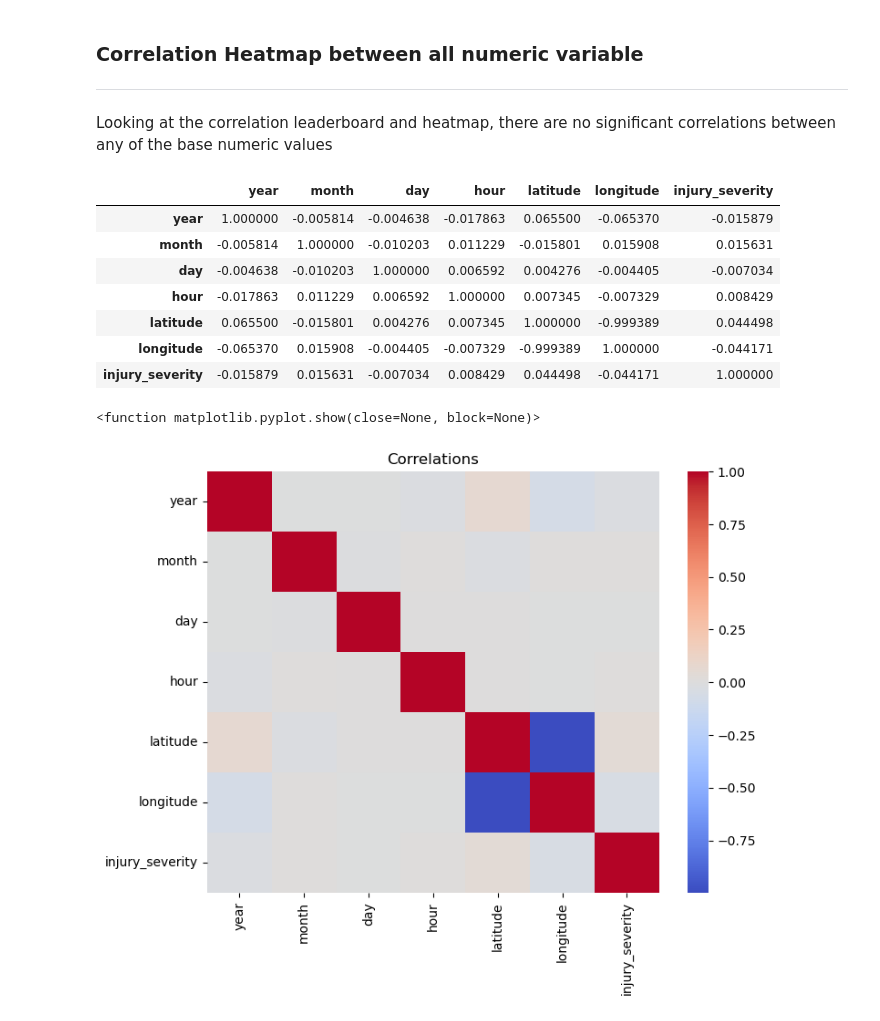
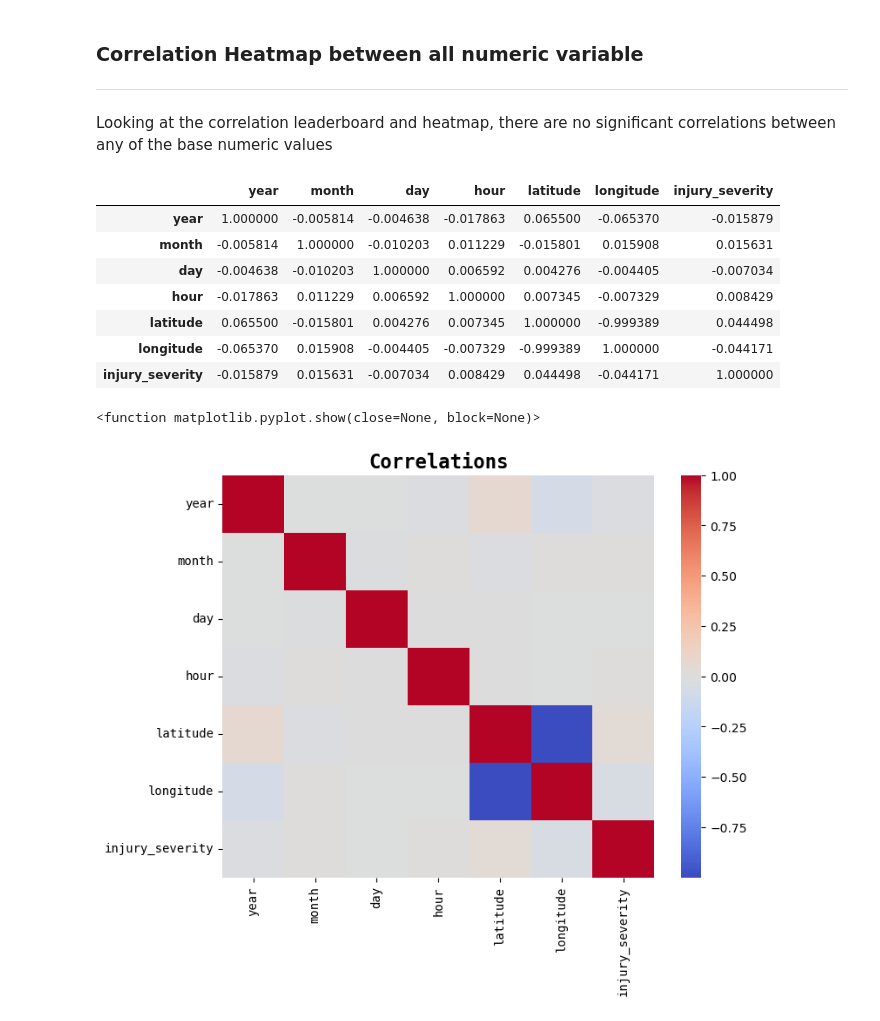
Before and after one commit to martabaker/ds-project-1-group-11, a Jupyter notebook: Regression/Regression.ipynb, the cells around one changed output. Saved outputs shown, nothing was run; the diff lists cells and outputs as text; code cells hidden in the pictures.

```diff
--- a/Regression/Regression.ipynb
+++ b/Regression/Regression.ipynb
@@ -121,22 +121,24 @@ Looking at the correlation leaderboard and heatmap, there are no significant cor
 # %%
 # Creating a heatmap
 corrs = sig_df.corr(numeric_only=True)
 
 plt.figure(figsize=(8,6))
 
 sns.heatmap(corrs, cmap="coolwarm")
-plt.title("Correlations")
+plt.title("Correlations", fontweight="bold", fontsize=16, fontfamily="monospace")
+plt.xticks(fontfamily="monospace")
+plt.yticks(fontfamily="monospace")
 
 display(corrs)
 plt.show
 # %% [output]
 |  | year | month | day | hour | latitude | longitude | injury_severity |
 | year | 1.000000 | -0.005814 | -0.004638 | -0.017863 | 0.065500 | -0.065370 | -0.015879 |
 | month | -0.005814 | 1.000000 | -0.010203 | 0.011229 | -0.015801 | 0.015908 | 0.015631 |
 | day | -0.004638 | -0.010203 | 1.000000 | 0.006592 | 0.004276 | -0.004405 | -0.007034 |
 | hour | -0.017863 | 0.011229 | 0.006592 | 1.000000 | 0.007345 | -0.007329 | 0.008429 |
 | latitude | 0.065500 | -0.015801 | 0.004276 | 0.007345 | 1.000000 | -0.999389 | 0.044498 |
 | longitude | -0.065370 | 0.015908 | -0.004405 | -0.007329 | -0.999389 | 1.000000 | -0.044171 |
 | injury_severity | -0.015879 | 0.015631 | -0.007034 | 0.008429 | 0.044498 | -0.044171 | 1.000000 |
 <function matplotlib.pyplot.show(close=None, block=None)>
-[figure, old version]
+[figure, new version]
```
Also changed, not shown: 2 other files.
